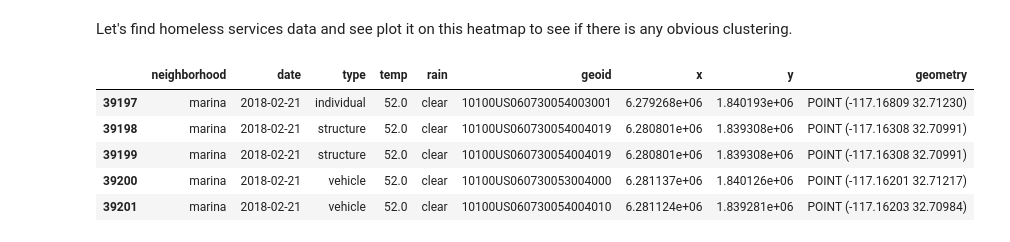
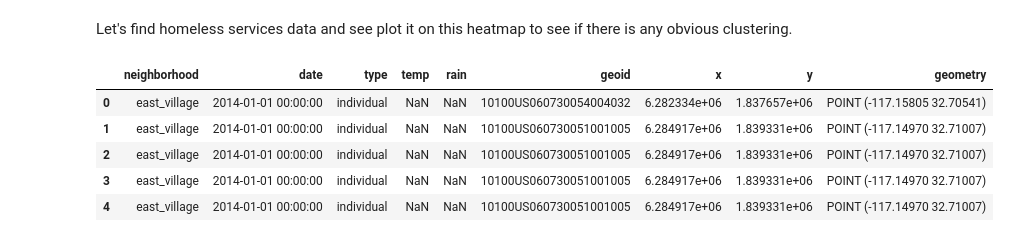
Before and after one commit to tybens/predicting-homelessness, a Jupyter notebook: sandbox.ipynb, the cells around one changed output. Cells and saved outputs as stored; diff of their text form; code cells hidden in the pictures.

```diff
--- a/sandbox.ipynb
+++ b/sandbox.ipynb
@@ -150,12 +150,12 @@ homeless_map.add_child(HeatMap(homeless_array, radius=5))
 [interactive output not drawn]
 # %% [markdown]
 Let's find homeless services data and see plot it on this heatmap to see if there is any obvious clustering.
-# %%
-homeless_counts_df.tail()
-# %% [output]
-|  | neighborhood | date | type | temp | rain | geoid | x | y | geometry |
-| 39197 | marina | 2018-02-21 | individual | 52.0 | clear | 10100US060730054003001 | 6.279268e+06 | 1.840193e+06 | POINT (-117.16809 32.71230) |
-| 39198 | marina | 2018-02-21 | structure | 52.0 | clear | 10100US060730054004019 | 6.280801e+06 | 1.839308e+06 | POINT (-117.16308 32.70991) |
-| 39199 | marina | 2018-02-21 | structure | 52.0 | clear | 10100US060730054004019 | 6.280801e+06 | 1.839308e+06 | POINT (-117.16308 32.70991) |
-| 39200 | marina | 2018-02-21 | vehicle | 52.0 | clear | 10100US060730053004000 | 6.281137e+06 | 1.840126e+06 | POINT (-117.16201 32.71217) |
-| 39201 | marina | 2018-02-21 | vehicle | 52.0 | clear | 10100US060730054004010 | 6.281124e+06 | 1.839281e+06 | POINT (-117.16203 32.70984) |
+# %%
+imputed_counts_df.head()
+# %% [output]
+|  | neighborhood | date | type | temp | rain | geoid | x | y | geometry |
+| 0 | east_village | 2014-01-01 00:00:00 | individual | NaN | NaN | 10100US060730054004032 | 6.282334e+06 | 1.837657e+06 | POINT (-117.15805 32.70541) |
+| 1 | east_village | 2014-01-01 00:00:00 | individual | NaN | NaN | 10100US060730051001005 | 6.284917e+06 | 1.839331e+06 | POINT (-117.14970 32.71007) |
+| 2 | east_village | 2014-01-01 00:00:00 | individual | NaN | NaN | 10100US060730051001005 | 6.284917e+06 | 1.839331e+06 | POINT (-117.14970 32.71007) |
+| 3 | east_village | 2014-01-01 00:00:00 | individual | NaN | NaN | 10100US060730051001005 | 6.284917e+06 | 1.839331e+06 | POINT (-117.14970 32.71007) |
+| 4 | east_village | 2014-01-01 00:00:00 | individual | NaN | NaN | 10100US060730051001005 | 6.284917e+06 | 1.839331e+06 | POINT (-117.14970 32.71007) |
```
Also changed, not shown: parts of 24 cells of this notebook, 5 other files.
